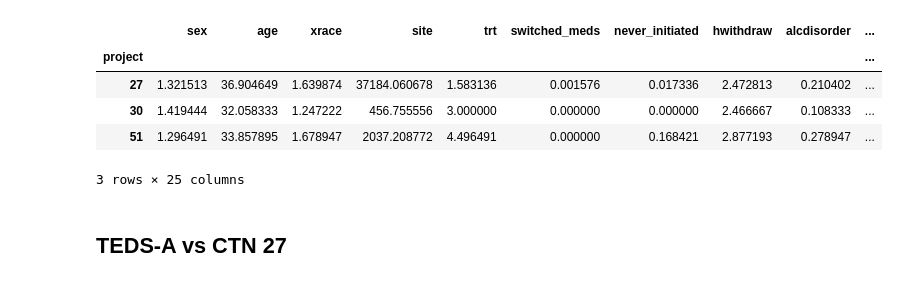
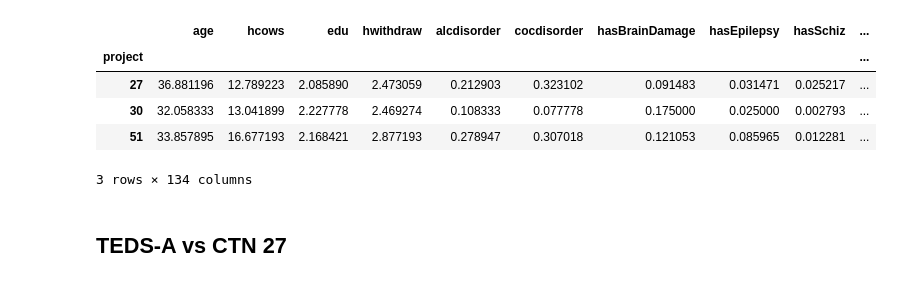
Before and after one commit to harsh-parikh/fuse, a Jupyter notebook: tedsa_analysis.ipynb, the cells around one changed output. Drawn from its saved outputs; the diff is of its cells as text; code cells hidden in the pictures.

```diff
--- a/tedsa_analysis.ipynb
+++ b/tedsa_analysis.ipynb
@@ -41,21 +38,16 @@ The jupyter_black extension is already loaded. To reload it, use:
 # %%
-# baseline_harmonized = pyreadr.read_r(
-#     "/Users/harshparikh/Library/CloudStorage/OneDrive-JohnsHopkins/MOUD_data/merged/baseline_harmonized_07272023.rds"
-# )[None].set_index("who")
-
-# relapse_harmonized_wide = pyreadr.read_r(
-#     "/Users/harshparikh/Library/CloudStorage/OneDrive-JohnsHopkins/MOUD_data/merged/relapse_harmonized_wide_09062023.rds"
-# )[None].set_index("who")
-outcome_cols = ["week_12_relapse", "weeks_to_relapse"]
+outcome_cols = ["opioiduse12", "opioiduse24"]
+treatment_col = "medicine_assigned"
+discrete_cov = ["xrace", "mar", "sex"]
 
 baseline_harmonized = pd.read_csv(
-    "/Users/harshparikh/Library/CloudStorage/OneDrive-JohnsHopkins/MOUD_data/oud_optimal_rule_data/optimal_rule_data.csv",
+    "/Users/harshparikh/Library/CloudStorage/OneDrive-JohnsHopkins/MOUD_data/updated_data/ctn0094/drv/clean_patients_with_relapse_wide.csv",
     index_col=0,
 )
 
-baseline_harmonized = baseline_harmonized.rename(
-    columns={col: col.split(".")[1] for col in baseline_harmonized.columns}
-).set_index("who")
+# baseline_harmonized = baseline_harmonized.rename(
+#     columns={col: col.split(".")[1] for col in baseline_harmonized.columns}
+# ).set_index("who")
 
 stacked_list = []
 for i in range(1, 6):
@@ -70,14 +62,16 @@ df = stacked_list[0]
 
 df_tedsa = df.loc[df["trialdata"] == 0]
 # %%
-pd.get_dummies(baseline_harmonized, columns=["medicine"]).groupby(by=["project"]).mean()
+pd.get_dummies(baseline_harmonized, columns=[treatment_col] + discrete_cov).groupby(
+    by=["project"]
+).mean()
 # %% [output]
-|  | sex | age | xrace | site | trt | switched_meds | never_initiated | hwithdraw | alcdisorder | ... |
+|  | age | hcows | edu | hwithdraw | alcdisorder | cocdisorder | hasBrainDamage | hasEpilepsy | hasSchiz | ... |
 | project |  |  |  |  |  |  |  |  |  | ... |
-| 27 | 1.321513 | 36.904649 | 1.639874 | 37184.060678 | 1.583136 | 0.001576 | 0.017336 | 2.472813 | 0.210402 | ... |
-| 30 | 1.419444 | 32.058333 | 1.247222 | 456.755556 | 3.000000 | 0.000000 | 0.000000 | 2.466667 | 0.108333 | ... |
-| 51 | 1.296491 | 33.857895 | 1.678947 | 2037.208772 | 4.496491 | 0.000000 | 0.168421 | 2.877193 | 0.278947 | ... |
+| 27 | 36.881196 | 12.789223 | 2.085890 | 2.473059 | 0.212903 | 0.323102 | 0.091483 | 0.031471 | 0.025217 | ... |
+| 30 | 32.058333 | 13.041899 | 2.227778 | 2.469274 | 0.108333 | 0.077778 | 0.175000 | 0.025000 | 0.002793 | ... |
+| 51 | 33.857895 | 16.677193 | 2.168421 | 2.877193 | 0.278947 | 0.307018 | 0.121053 | 0.085965 | 0.012281 | ... |
-3 rows × 25 columns
+3 rows × 134 columns
 # %% [markdown]
 ## TEDS-A vs CTN 27
 # %%
```
Also changed, not shown: parts of 15 cells of this notebook, 2 other files.
